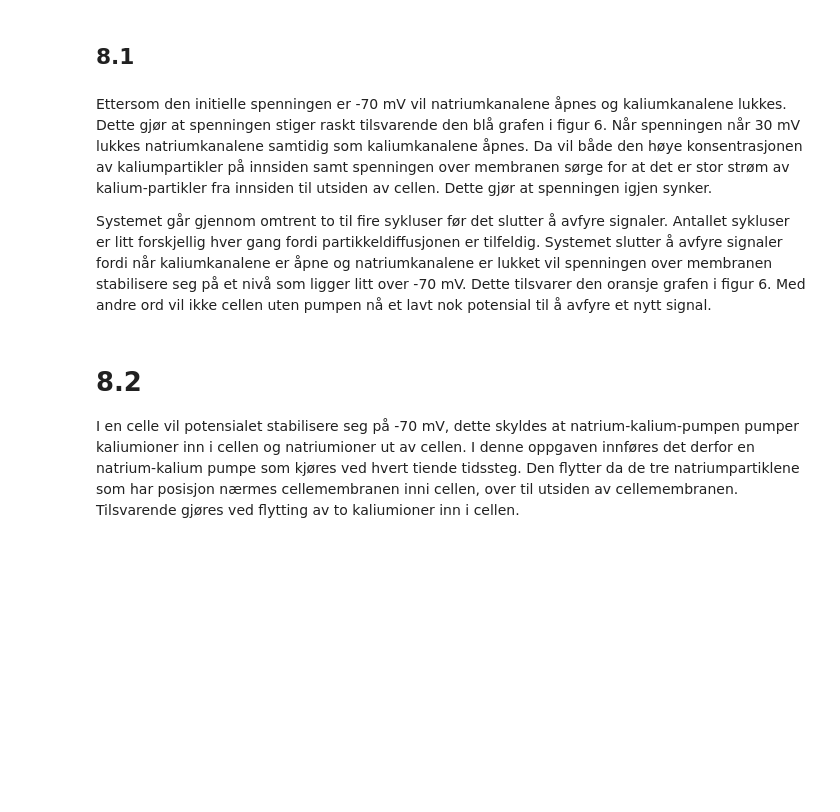
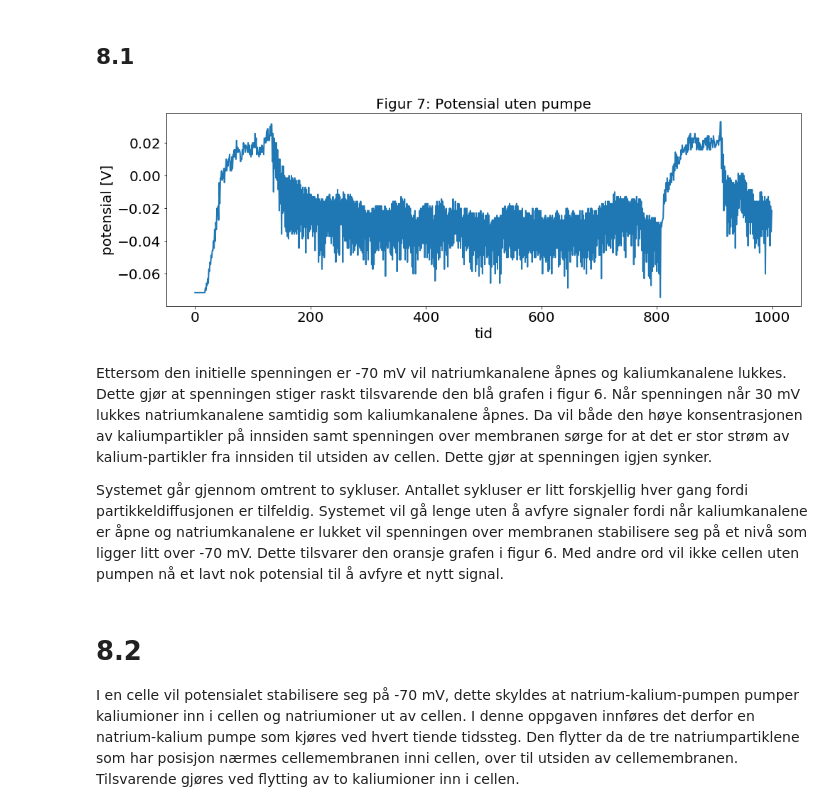
Before and after one commit to sigriaun/vitber-prosjekt3, a Jupyter notebook: prosjekt3.ipynb, the cells around one changed output. Cells and saved outputs as stored; diff of their text form; code cells hidden in the pictures; blank space fills up the shorter version.

```diff
--- a/prosjekt3.ipynb
+++ b/prosjekt3.ipynb
@@ -645,20 +661,22 @@ Til nå har vi sett på konstante potensialer $V^0_{Na}$ og $V_K^0$. For å mode
 # %%
 V_open=1/beta
 V0=50/beta
-nt=5000
+nt=1000
 
 #Kjører randomWalkMembrane uten pumpe
 tList,VtNoPump=randomWalkMembrane(nt,Na0_out,Na0_in,K0_out,K0_in,V0,V0,V_open,pump=False,gates=True)
 
 plt.plot(tList,VtNoPump)
 plt.xlabel("tid")
 plt.ylabel("potensial [V]")
 plt.title("Figur 7: Potensial uten pumpe")
 plt.show()
+# %% [output]
+[figure, added]
 # %% [markdown]
 Ettersom den initielle spenningen er -70 mV vil natriumkanalene åpnes og kaliumkanalene lukkes. Dette gjør at spenningen stiger raskt tilsvarende den blå grafen i figur 6. Når spenningen når 30 mV lukkes natriumkanalene samtidig som kaliumkanalene åpnes. Da vil både den høye konsentrasjonen av kaliumpartikler på innsiden samt spenningen over membranen sørge for at det er stor strøm av kalium-partikler fra innsiden til utsiden av cellen. Dette gjør at spenningen igjen synker.
 
-Systemet går gjennom omtrent to til fire sykluser før det slutter å avfyre signaler. Antallet sykluser er litt forskjellig hver gang fordi partikkeldiffusjonen er tilfeldig. Systemet slutter å avfyre signaler fordi når kaliumkanalene er åpne og natriumkanalene er lukket vil spenningen over membranen stabilisere seg på et nivå som ligger litt over -70 mV. Dette tilsvarer den oransje grafen i figur 6. Med andre ord vil ikke cellen uten pumpen nå et lavt nok potensial til å avfyre et nytt signal.
+Systemet går gjennom omtrent to sykluser. Antallet sykluser er litt forskjellig hver gang fordi partikkeldiffusjonen er tilfeldig. Systemet vil gå lenge uten å avfyre signaler fordi når kaliumkanalene er åpne og natriumkanalene er lukket vil spenningen over membranen stabilisere seg på et nivå som ligger litt over -70 mV. Dette tilsvarer den oransje grafen i figur 6. Med andre ord vil ikke cellen uten pumpen nå et lavt nok potensial til å avfyre et nytt signal.
 # %% [markdown]
 # 8.2
 
```
Also changed, not shown: parts of 14 cells of this notebook.
